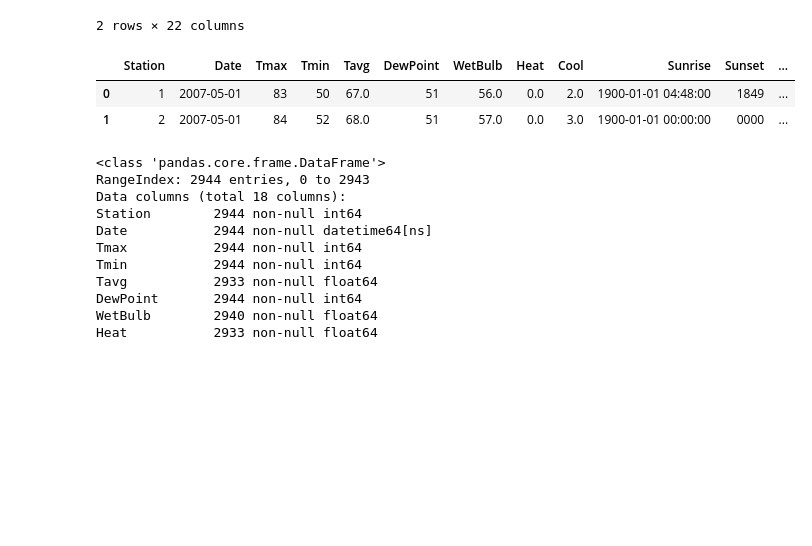
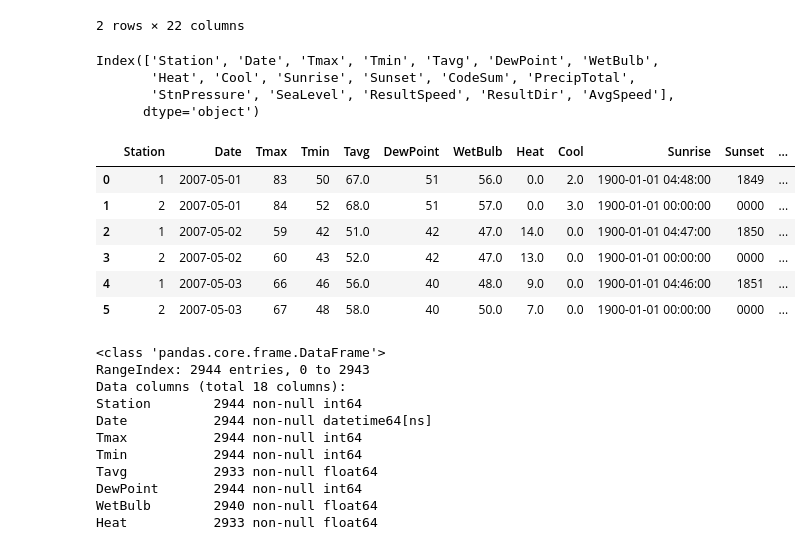
Before and after one commit to wipegup/WNVKaggle, a Jupyter notebook: Starter Code.ipynb, the cells around one changed output. Cells and saved outputs as stored; diff of their text form; code cells hidden in the pictures; blank space fills up the shorter version.

```diff
--- a/Starter Code.ipynb
+++ b/Starter Code.ipynb
@@ -257,6 +309,13 @@ weather.head(2)
 | 0 | 1 | 2007-05-01 | 83 | 50 | 67 | 14 | 51 | 56 | 0 | 2 | ... | ... |
 | 1 | 2 | 2007-05-01 | 84 | 52 | 68 | M | 51 | 57 | 0 | 3 | ... | ... |
 2 rows × 22 columns
+# %%
+weather.columns
+# %% [output]
+Index(['Station', 'Date', 'Tmax', 'Tmin', 'Tavg', 'DewPoint', 'WetBulb',
+       'Heat', 'Cool', 'Sunrise', 'Sunset', 'CodeSum', 'PrecipTotal',
+       'StnPressure', 'SeaLevel', 'ResultSpeed', 'ResultDir', 'AvgSpeed'],
+      dtype='object')
 # %%
 #Convert datatypes
 weather['Date'] = pd.to_datetime(weather['Date'])
@@ -280,11 +339,15 @@ weather['Cool'] = weather['Cool'].astype(float)
 
 weather['Sunrise'] = pd.to_datetime(weather['Sunrise'], format="%H%M")
 # %%
-weather.head(2)
+weather.head(6)
 # %% [output]
 |  | Station | Date | Tmax | Tmin | Tavg | DewPoint | WetBulb | Heat | Cool | Sunrise | Sunset | ... |
 | 0 | 1 | 2007-05-01 | 83 | 50 | 67.0 | 51 | 56.0 | 0.0 | 2.0 | 1900-01-01 04:48:00 | 1849 | ... |
 | 1 | 2 | 2007-05-01 | 84 | 52 | 68.0 | 51 | 57.0 | 0.0 | 3.0 | 1900-01-01 00:00:00 | 0000 | ... |
+| 2 | 1 | 2007-05-02 | 59 | 42 | 51.0 | 42 | 47.0 | 14.0 | 0.0 | 1900-01-01 04:47:00 | 1850 | ... |
+| 3 | 2 | 2007-05-02 | 60 | 43 | 52.0 | 42 | 47.0 | 13.0 | 0.0 | 1900-01-01 00:00:00 | 0000 | ... |
+| 4 | 1 | 2007-05-03 | 66 | 46 | 56.0 | 40 | 48.0 | 9.0 | 0.0 | 1900-01-01 04:46:00 | 1851 | ... |
+| 5 | 2 | 2007-05-03 | 67 | 48 | 58.0 | 40 | 50.0 | 7.0 | 0.0 | 1900-01-01 00:00:00 | 0000 | ... |
 # %%
 weather.info()
 # %% [output]
```
Also changed, not shown: parts of 2 cells of this notebook.
